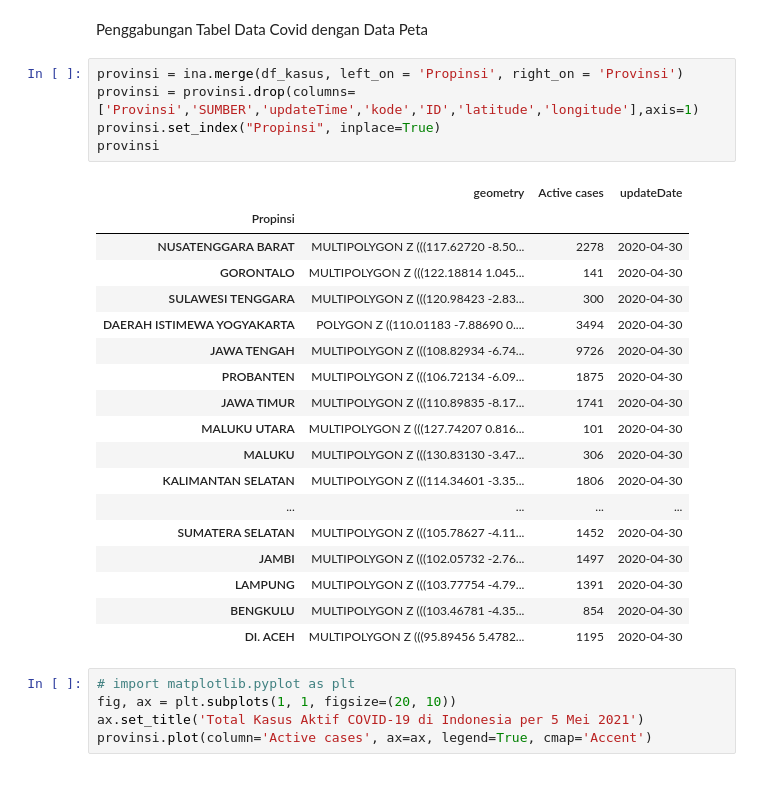
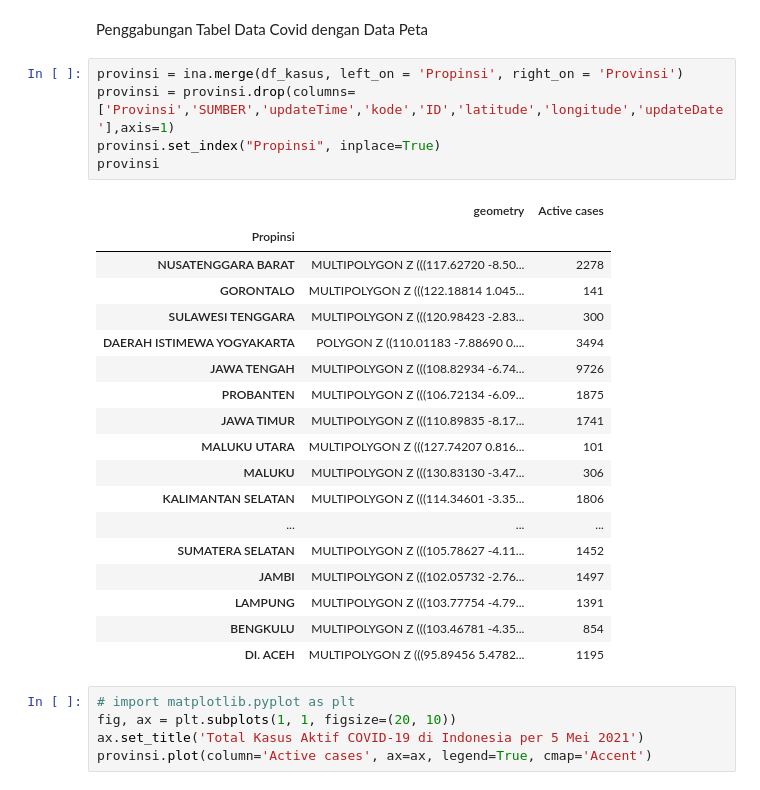
Before and after one commit to Hakimaruuu/VisDat-Geospatial-Data, a Jupyter notebook: VISDAT_Geospatial_1301180522.ipynb, the cells around one changed output. Drawn from its saved outputs; the diff is of its cells as text.

```diff
--- a/VISDAT_Geospatial_1301180522.ipynb
+++ b/VISDAT_Geospatial_1301180522.ipynb
@@ -94,28 +94,28 @@ ina.plot(figsize=(20,20))
 Penggabungan Tabel Data Covid dengan Data Peta
 # %%
 provinsi = ina.merge(df_kasus, left_on = 'Propinsi', right_on = 'Provinsi')
-provinsi = provinsi.drop(columns=['Provinsi','SUMBER','updateTime','kode','ID','latitude','longitude'],axis=1)
+provinsi = provinsi.drop(columns=['Provinsi','SUMBER','updateTime','kode','ID','latitude','longitude','updateDate'],axis=1)
 provinsi.set_index("Propinsi", inplace=True)
 provinsi
 # %% [output]
-|  | geometry | Active cases | updateDate |
-| Propinsi |  |  |  |
-| NUSATENGGARA BARAT | MULTIPOLYGON Z (((117.62720 -8.50... | 2278 | 2020-04-30 |
-| GORONTALO | MULTIPOLYGON Z (((122.18814 1.045... | 141 | 2020-04-30 |
-| SULAWESI TENGGARA | MULTIPOLYGON Z (((120.98423 -2.83... | 300 | 2020-04-30 |
-| DAERAH ISTIMEWA YOGYAKARTA | POLYGON Z ((110.01183 -7.88690 0.... | 3494 | 2020-04-30 |
-| JAWA TENGAH | MULTIPOLYGON Z (((108.82934 -6.74... | 9726 | 2020-04-30 |
-| PROBANTEN | MULTIPOLYGON Z (((106.72134 -6.09... | 1875 | 2020-04-30 |
-| JAWA TIMUR | MULTIPOLYGON Z (((110.89835 -8.17... | 1741 | 2020-04-30 |
-| MALUKU UTARA | MULTIPOLYGON Z (((127.74207 0.816... | 101 | 2020-04-30 |
-| MALUKU | MULTIPOLYGON Z (((130.83130 -3.47... | 306 | 2020-04-30 |
-| KALIMANTAN SELATAN | MULTIPOLYGON Z (((114.34601 -3.35... | 1806 | 2020-04-30 |
-| ... | ... | ... | ... |
-| SUMATERA SELATAN | MULTIPOLYGON Z (((105.78627 -4.11... | 1452 | 2020-04-30 |
-| JAMBI | MULTIPOLYGON Z (((102.05732 -2.76... | 1497 | 2020-04-30 |
-| LAMPUNG | MULTIPOLYGON Z (((103.77754 -4.79... | 1391 | 2020-04-30 |
-| BENGKULU | MULTIPOLYGON Z (((103.46781 -4.35... | 854 | 2020-04-30 |
-| DI. ACEH | MULTIPOLYGON Z (((95.89456 5.4782... | 1195 | 2020-04-30 |
+|  | geometry | Active cases |
+| Propinsi |  |  |
+| NUSATENGGARA BARAT | MULTIPOLYGON Z (((117.62720 -8.50... | 2278 |
+| GORONTALO | MULTIPOLYGON Z (((122.18814 1.045... | 141 |
+| SULAWESI TENGGARA | MULTIPOLYGON Z (((120.98423 -2.83... | 300 |
+| DAERAH ISTIMEWA YOGYAKARTA | POLYGON Z ((110.01183 -7.88690 0.... | 3494 |
+| JAWA TENGAH | MULTIPOLYGON Z (((108.82934 -6.74... | 9726 |
+| PROBANTEN | MULTIPOLYGON Z (((106.72134 -6.09... | 1875 |
+| JAWA TIMUR | MULTIPOLYGON Z (((110.89835 -8.17... | 1741 |
+| MALUKU UTARA | MULTIPOLYGON Z (((127.74207 0.816... | 101 |
+| MALUKU | MULTIPOLYGON Z (((130.83130 -3.47... | 306 |
+| KALIMANTAN SELATAN | MULTIPOLYGON Z (((114.34601 -3.35... | 1806 |
+| ... | ... | ... |
+| SUMATERA SELATAN | MULTIPOLYGON Z (((105.78627 -4.11... | 1452 |
+| JAMBI | MULTIPOLYGON Z (((102.05732 -2.76... | 1497 |
+| LAMPUNG | MULTIPOLYGON Z (((103.77754 -4.79... | 1391 |
+| BENGKULU | MULTIPOLYGON Z (((103.46781 -4.35... | 854 |
+| DI. ACEH | MULTIPOLYGON Z (((95.89456 5.4782... | 1195 |
 # %%
 # import matplotlib.pyplot as plt
 fig, ax = plt.subplots(1, 1, figsize=(20, 10))
```
